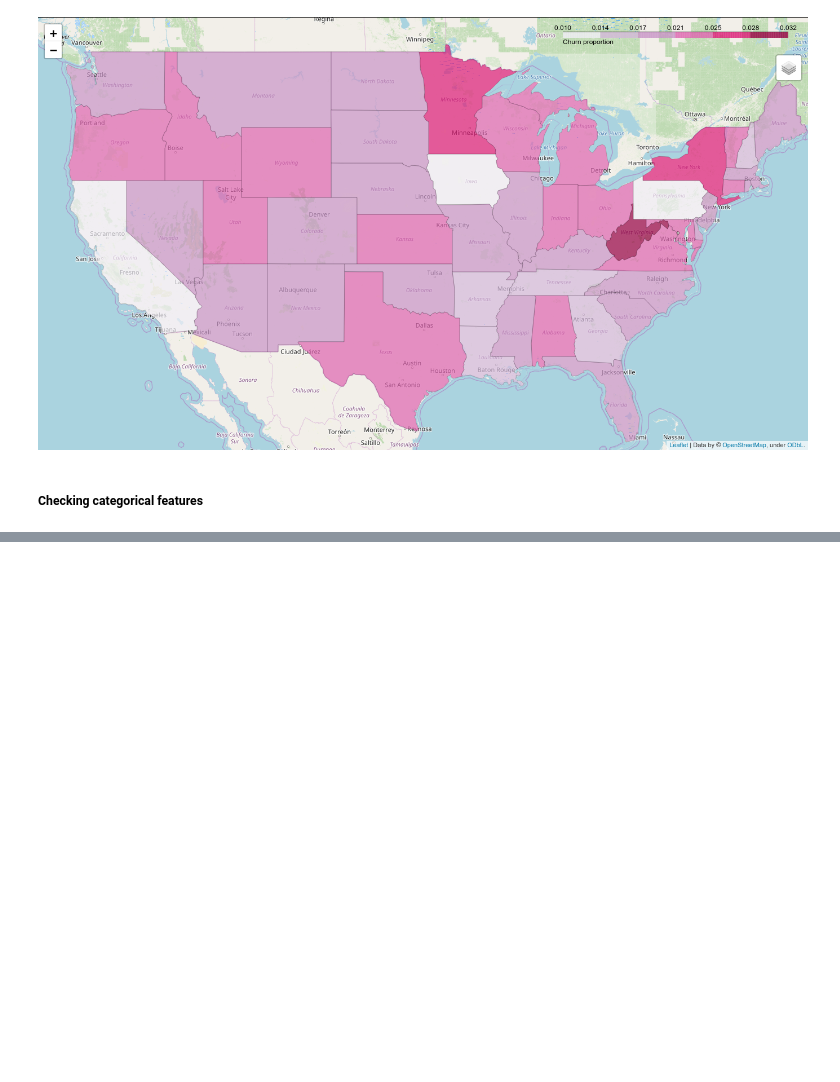
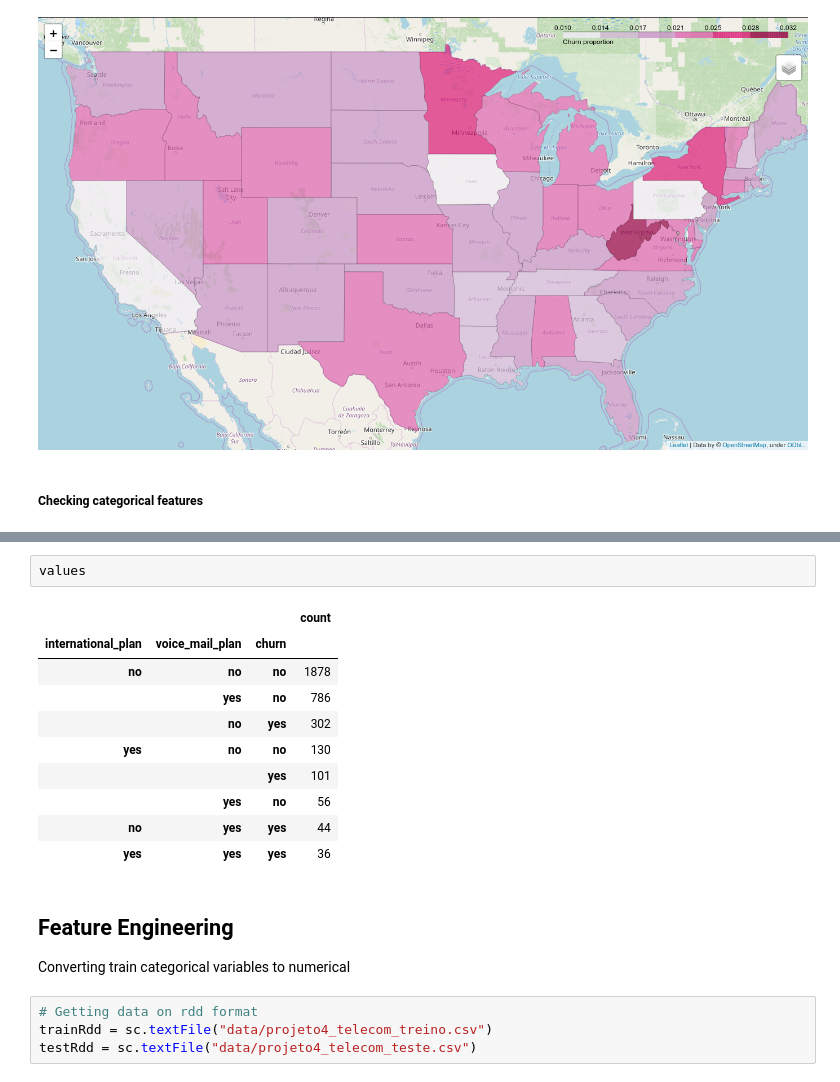
Before and after one commit to naiaraap/Pyspark_version_Predicting_Customer_Churn_in_Telecommunication_Operators, a Jupyter notebook: Pyspark_version_Predicting_Customer_Churn_in_Telecommunication_Operators.ipynb, the cells around one changed output, grey strips where cells are left out. Cells and saved outputs as stored; diff of their text form; blank space fills up the shorter version.

```diff
--- a/Pyspark_version_Predicting_Customer_Churn_in_Telecommunication_Operators.ipynb
+++ b/Pyspark_version_Predicting_Customer_Churn_in_Telecommunication_Operators.ipynb
@@ -592,0 +648,20 @@ for col_name in df_new_train_cat.columns:
+# %%
+values
+# %% [output]
+|  |  |  | count |
+| international_plan | voice_mail_plan | churn |  |
+| no | no | no | 1878 |
+|  | yes | no | 786 |
+|  | no | yes | 302 |
+| yes | no | no | 130 |
+|  |  | yes | 101 |
+|  | yes | no | 56 |
+| no | yes | yes | 44 |
+| yes | yes | yes | 36 |
+# %% [markdown]
+## Feature Engineering
+Converting train categorical variables to numerical
+# %%
+# Getting data on rdd format
+trainRdd = sc.textFile("data/projeto4_telecom_treino.csv")
+testRdd = sc.textFile("data/projeto4_telecom_teste.csv")
```
Also changed, not shown: parts of 9 cells of this notebook.
